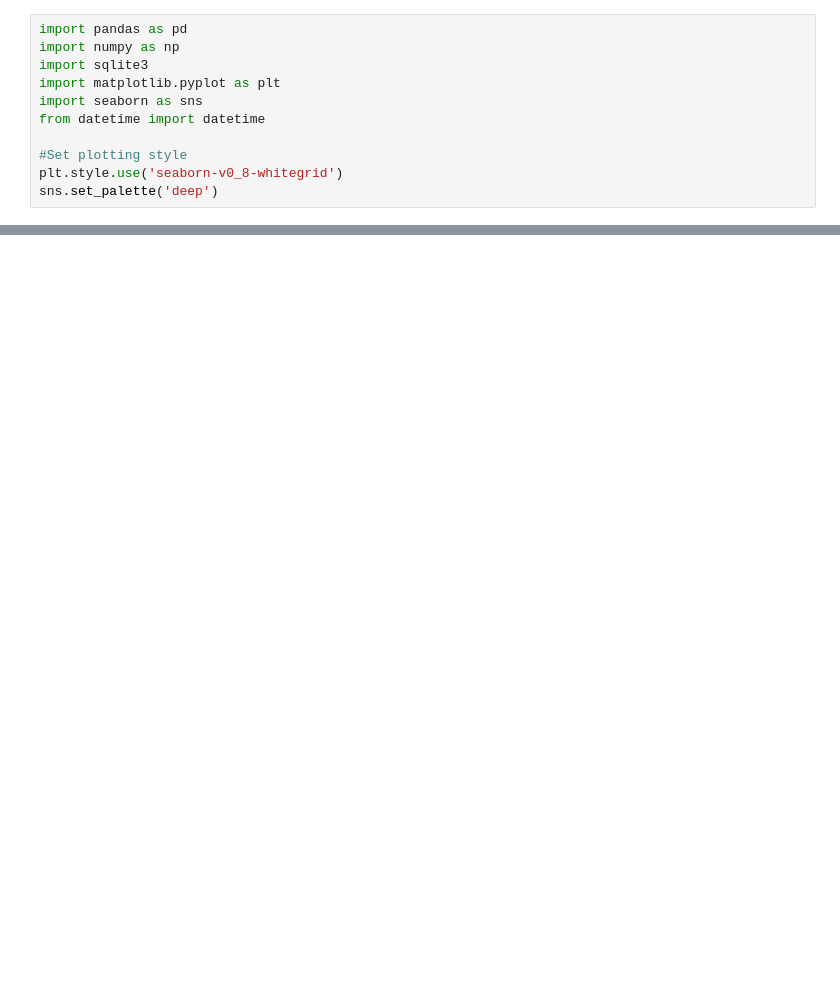
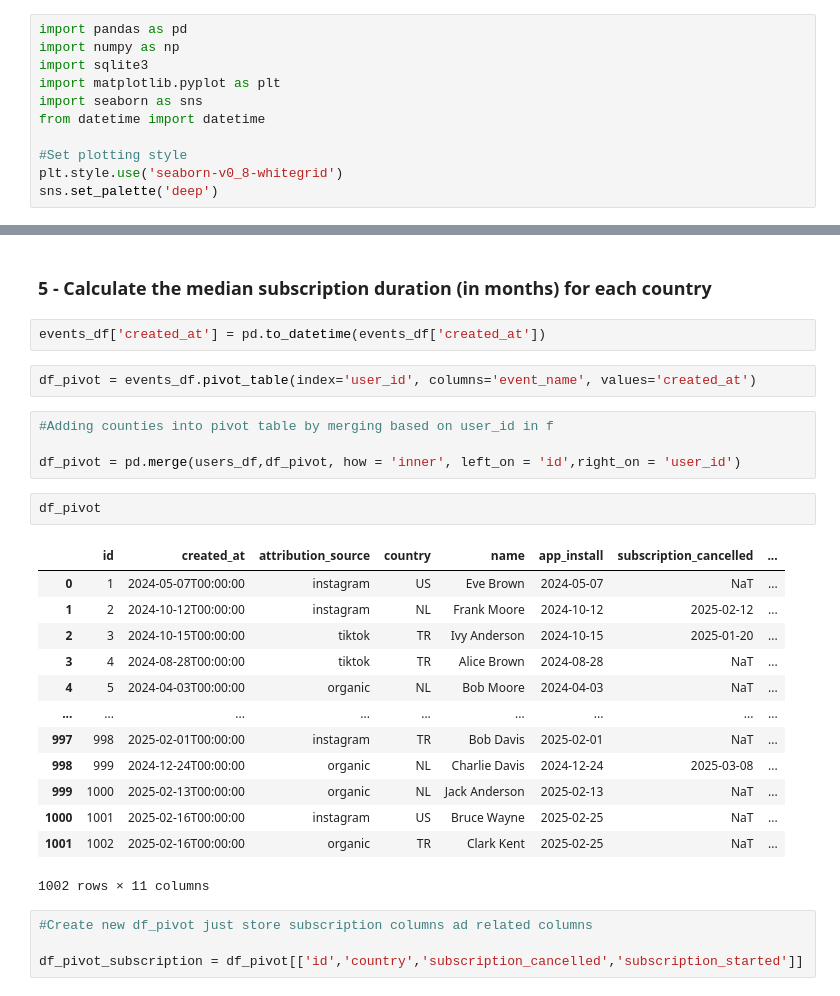
Before and after one commit to euphratesk/cornP, a Jupyter notebook: Case-Study PapCorns.ipynb, the cells around one changed output, grey strips where cells are left out. Saved outputs shown, nothing was run; the diff lists cells and outputs as text; blank space fills up the shorter version.

```diff
--- a/Case-Study PapCorns.ipynb
+++ b/Case-Study PapCorns.ipynb
@@ -11,0 +392,30 @@ sns.set_palette('deep')
+# %% [markdown]
+ ### 5 - Calculate the median subscription duration (in months) for each country
+# %%
+events_df['created_at'] = pd.to_datetime(events_df['created_at'])
+# %%
+df_pivot = events_df.pivot_table(index='user_id', columns='event_name', values='created_at')
+# %%
+#Adding counties into pivot table by merging based on user_id in f
+
+df_pivot = pd.merge(users_df,df_pivot, how = 'inner', left_on = 'id',right_on = 'user_id')
+# %%
+df_pivot
+# %% [output]
+|  | id | created_at | attribution_source | country | name | app_install | subscription_cancelled | ... |
+| 0 | 1 | 2024-05-07T00:00:00 | instagram | US | Eve Brown | 2024-05-07 | NaT | ... |
+| 1 | 2 | 2024-10-12T00:00:00 | instagram | NL | Frank Moore | 2024-10-12 | 2025-02-12 | ... |
+| 2 | 3 | 2024-10-15T00:00:00 | tiktok | TR | Ivy Anderson | 2024-10-15 | 2025-01-20 | ... |
+| 3 | 4 | 2024-08-28T00:00:00 | tiktok | TR | Alice Brown | 2024-08-28 | NaT | ... |
+| 4 | 5 | 2024-04-03T00:00:00 | organic | NL | Bob Moore | 2024-04-03 | NaT | ... |
+| ... | ... | ... | ... | ... | ... | ... | ... | ... |
+| 997 | 998 | 2025-02-01T00:00:00 | instagram | TR | Bob Davis | 2025-02-01 | NaT | ... |
+| 998 | 999 | 2024-12-24T00:00:00 | organic | NL | Charlie Davis | 2024-12-24 | 2025-03-08 | ... |
+| 999 | 1000 | 2025-02-13T00:00:00 | organic | NL | Jack Anderson | 2025-02-13 | NaT | ... |
+| 1000 | 1001 | 2025-02-16T00:00:00 | instagram | US | Bruce Wayne | 2025-02-25 | NaT | ... |
+| 1001 | 1002 | 2025-02-16T00:00:00 | organic | TR | Clark Kent | 2025-02-25 | NaT | ... |
+1002 rows × 11 columns
+# %%
+#Create new df_pivot just store subscription columns ad related columns
+
+df_pivot_subscription = df_pivot[['id','country','subscription_cancelled','subscription_started']]
```
Also changed, not shown: parts of 50 cells of this notebook.
